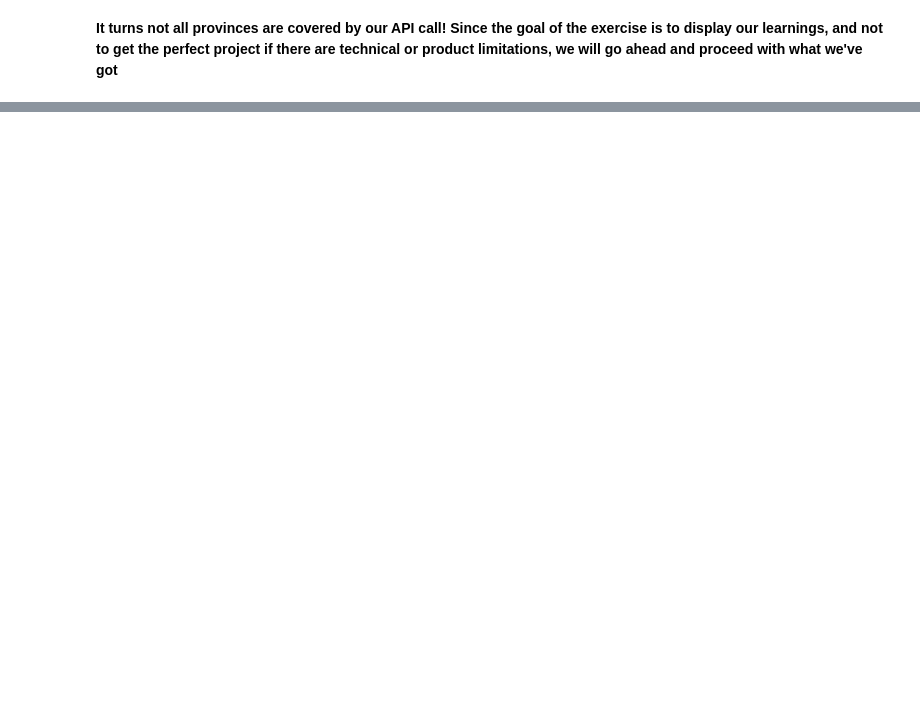
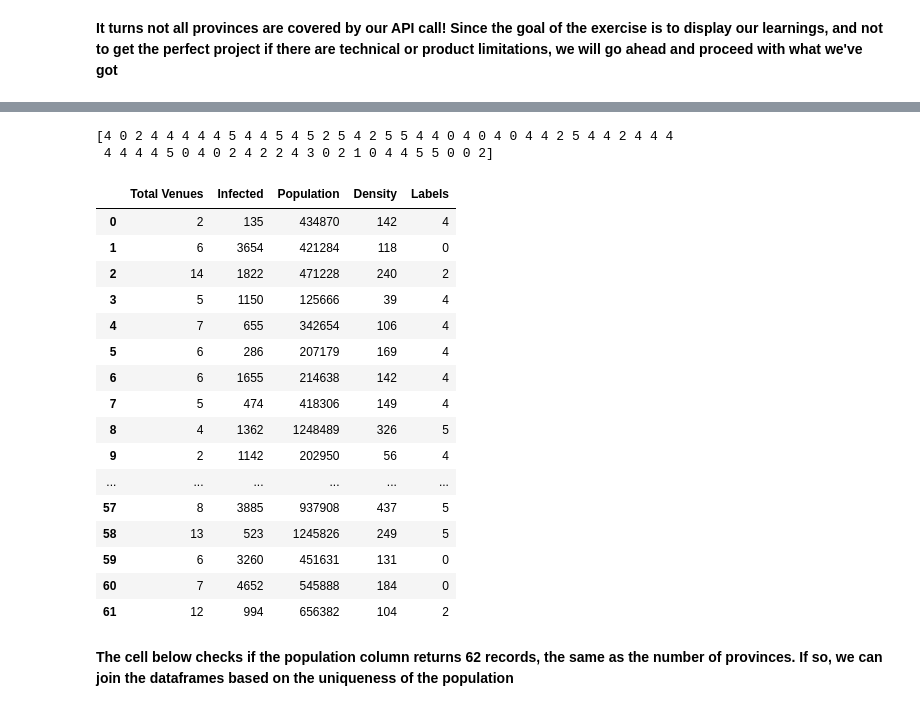
Before and after one commit to EmanueleLanzani/Coursera_Capstone, a Jupyter notebook: Covid - 19 Phase Two.ipynb, the cells around one changed output, grey strips where cells are left out. Saved outputs shown, nothing was run; the diff lists cells and outputs as text; code cells hidden in the pictures; blank space fills up the shorter version.

```diff
--- a/Covid - 19 Phase Two.ipynb
+++ b/Covid - 19 Phase Two.ipynb
@@ -650,0 +694,17 @@ it_grouped.shape
+# %%
+new_list3 = list()
+for i in df6['Density']:
+    new_list3.append(i)
+print(new_list3)
+new_list4 = list()
+for i in new_list3:
+    #print(i)
+    #print(len(i))
+    if len(i) > 3:
+        new_i = i[:-4]+i[-3:]
+    else:
+        new_i = i
+    #print(new_i)
+    new_i = int(new_i)
+    new_list4.append(new_i)
+print(new_list4)
@@ -675,0 +772,34 @@ array([[-1.28036880e-01, -1.28036880e-01, -2.88093711e-01,
+# %%
+num_clusters = 6
+
+k_means = KMeans(init="k-means++", n_clusters=num_clusters, n_init=12)
+k_means.fit(cluster_dataset)
+labels = k_means.labels_
+
+print(labels)
+# %% [output]
+[4 0 2 4 4 4 4 4 5 4 4 5 4 5 2 5 4 2 5 5 4 4 0 4 0 4 0 4 4 2 5 4 4 2 4 4 4
+ 4 4 4 4 5 0 4 0 2 4 2 2 4 3 0 2 1 0 4 4 5 5 0 0 2]
+# %%
+df7["Labels"] = labels
+df7.head(70)
+# %% [output]
+|  | Total Venues | Infected | Population | Density | Labels |
+| 0 | 2 | 135 | 434870 | 142 | 4 |
+| 1 | 6 | 3654 | 421284 | 118 | 0 |
+| 2 | 14 | 1822 | 471228 | 240 | 2 |
+| 3 | 5 | 1150 | 125666 | 39 | 4 |
+| 4 | 7 | 655 | 342654 | 106 | 4 |
+| 5 | 6 | 286 | 207179 | 169 | 4 |
+| 6 | 6 | 1655 | 214638 | 142 | 4 |
+| 7 | 5 | 474 | 418306 | 149 | 4 |
+| 8 | 4 | 1362 | 1248489 | 326 | 5 |
+| 9 | 2 | 1142 | 202950 | 56 | 4 |
+| ... | ... | ... | ... | ... | ... |
+| 57 | 8 | 3885 | 937908 | 437 | 5 |
+| 58 | 13 | 523 | 1245826 | 249 | 5 |
+| 59 | 6 | 3260 | 451631 | 131 | 0 |
+| 60 | 7 | 4652 | 545888 | 184 | 0 |
+| 61 | 12 | 994 | 656382 | 104 | 2 |
+# %% [markdown]
+**The cell below checks if the population column returns 62 records, the same as the number of provinces. If so, we can join the dataframes based on the uniqueness of the population**
```
Also changed, not shown: parts of 26 cells of this notebook.
